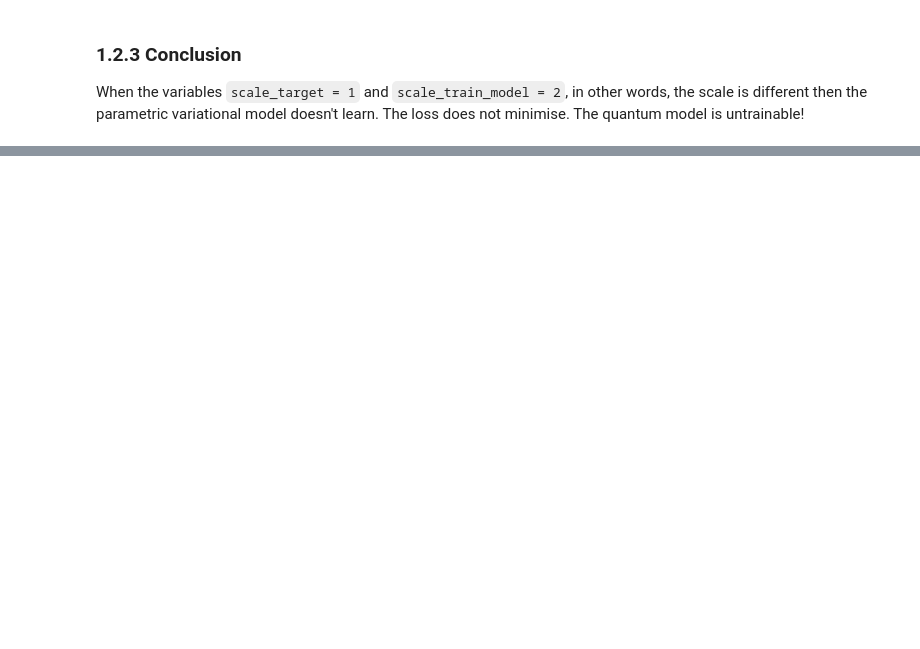
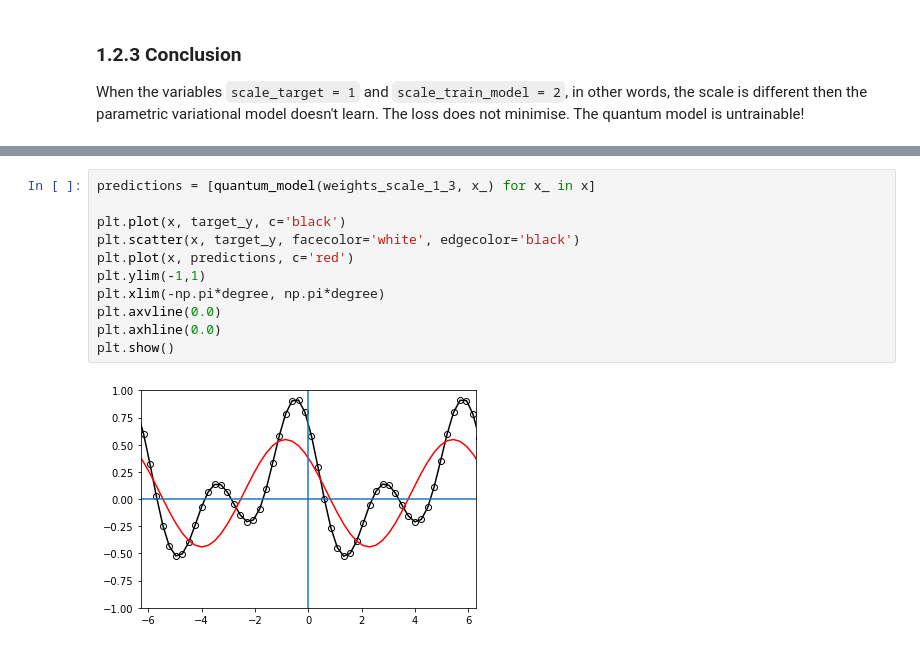
Before and after one commit to Pratha-Me/Expressivity-Quantum-Data-encoding-Fourier-Series, a Jupyter notebook: codes.ipynb, the cells around one changed output, grey strips where cells are left out. Drawn from its saved outputs; the diff is of its cells as text; blank space fills up the shorter version.

```diff
--- a/codes.ipynb
+++ b/codes.ipynb
@@ -223,0 +308,13 @@
+# %%
+predictions = [quantum_model(weights_scale_1_3, x_) for x_ in x]
+
+plt.plot(x, target_y, c='black')
+plt.scatter(x, target_y, facecolor='white', edgecolor='black')
+plt.plot(x, predictions, c='red')
+plt.ylim(-1,1)
+plt.xlim(-np.pi*degree, np.pi*degree)
+plt.axvline(0.0)
+plt.axhline(0.0)
+plt.show()
+# %% [output]
+[figure, added]
```
Also changed, not shown: parts of 15 cells of this notebook, 6 other files.
